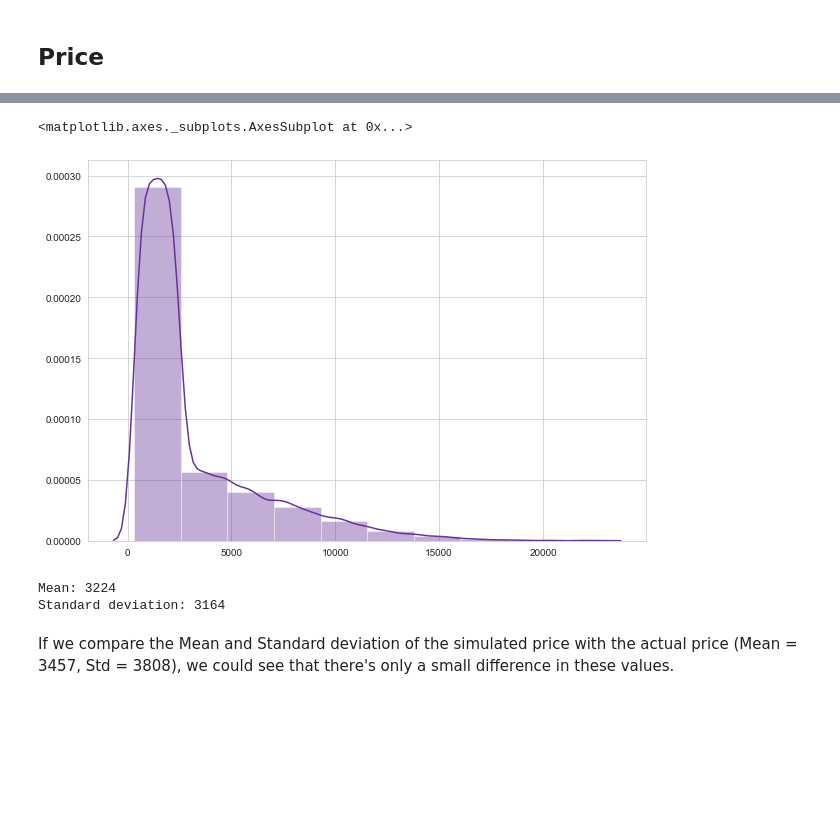
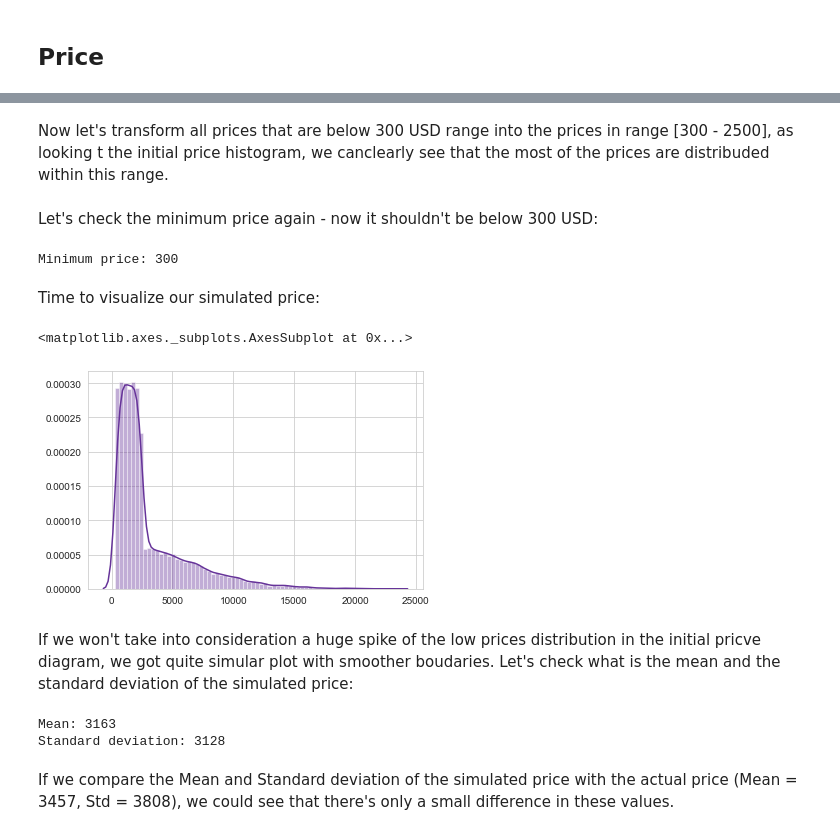
Before and after one commit to JuliaMal/ProgDA_Project2, a Jupyter notebook: Project2.ipynb, the cells around one changed output, grey strips where cells are left out. Cells and saved outputs as stored; diff of their text form; code cells hidden in the pictures; blank space fills up the shorter version.

Commit message:
Price reviewed

```diff
--- a/Project2.ipynb
+++ b/Project2.ipynb
@@ -158,7 +182,4 @@ In this section we will be looking closer at the first measure - price and the w
 # %%
-sns.set_style("whitegrid")
-fig = plt.figure(figsize=(10,7))
-fig.add_subplot(1,1,1)
-sns.distplot(df['price'], color="rebeccapurple", bins = 100)
+sns.distplot(df['price'], color="rebeccapurple", bins = 70)
 # %% [output]
 <matplotlib.axes._subplots.AxesSubplot at 0x...>
@@ -168,2 +189,2 @@ gamma distribution - add more info
 # %%
-s_price = np.random.gamma(1.2, 100, 20000).astype(np.int)+ np.random.normal(0.0, 6000, 20000).astype(np.int)
+s_price = np.random.gamma(1.2, 150, 20000).astype(np.int)+ np.random.normal(0.0, 6000, 20000).astype(np.int)
@@ -175,11 +197,22 @@ s_price = np.random.gamma(1.2, 100, 20000).astype(np.int)+ np.random.normal(0.0,
+# %% [markdown]
+Now let's transform all prices that are below 300 USD range into the prices in range [300 - 2500], as looking t the initial price histogram, we canclearly see that the most of the prices are distribuded within this range.
 # %%
-s_price[s_price<326] = np.random.uniform(326, 2500, len(s_price[s_price<326]))
+s_price[s_price<300] = np.random.uniform(300, 2500, len(s_price[s_price<300]))
+# %% [markdown]
+Let's check the minimum price again - now it shouldn't be below 300 USD:
+# %%
+print('Minimum price: ' + str(np.amin(s_price).round(2)))
+# %% [output]
+Minimum price: 300
+# %% [markdown]
+Time to visualize our simulated price:
 # %%
-fig = plt.figure(figsize=(10,7))
-sns.distplot((s_price), color="rebeccapurple", bins = 10)
+sns.distplot((s_price), color="rebeccapurple", bins = 70)
 # %% [output]
 <matplotlib.axes._subplots.AxesSubplot at 0x...>
-[figure, old version]
+[figure, new version]
+# %% [markdown]
+If we won't take into consideration a huge spike of the low prices distribution in the initial pricve diagram, we got quite simular plot with smoother boudaries. Let's check what is the mean and the standard deviation of the simulated price:
 # %%
 sim_mean_p = np.mean(s_price).astype(np.int)
 sim_std_p = np.std(s_price).astype(np.int)
@@ -187,8 +220,8 @@ sim_std_p = np.std(s_price).astype(np.int)
 print('Mean: ' + str(sim_mean_p))
 print('Standard deviation: ' + str(sim_std_p))
 # %% [output]
-Mean: 3224
-Standard deviation: 3164
+Mean: 3163
+Standard deviation: 3128
 # %% [markdown]
 If we compare the Mean and Standard deviation of the simulated price with the actual price (Mean = 3457, Std = 3808), we could see that there's only a small difference in these values.
 # %% [markdown]
```
Also changed, not shown: parts of 50 cells of this notebook, 1 other file.
